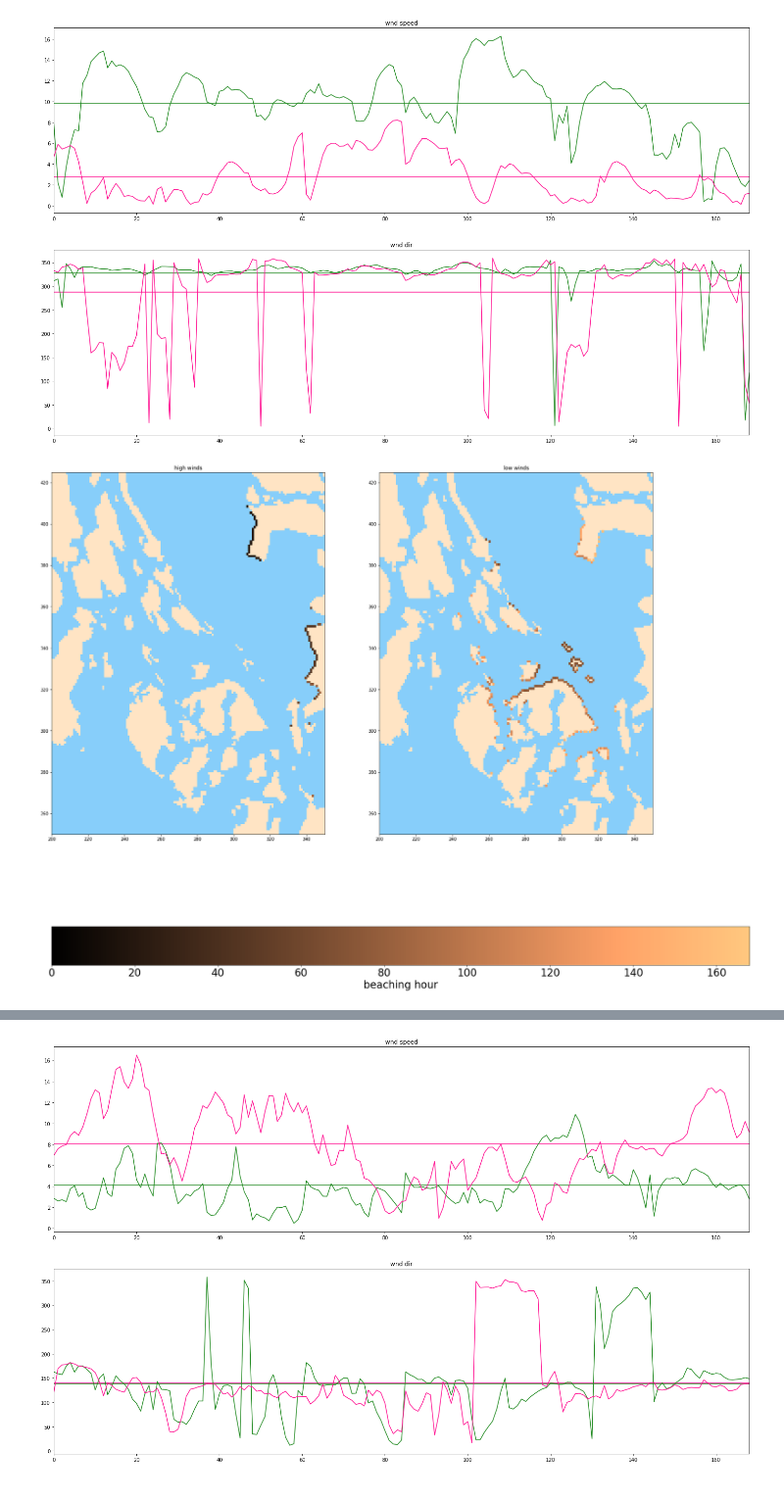
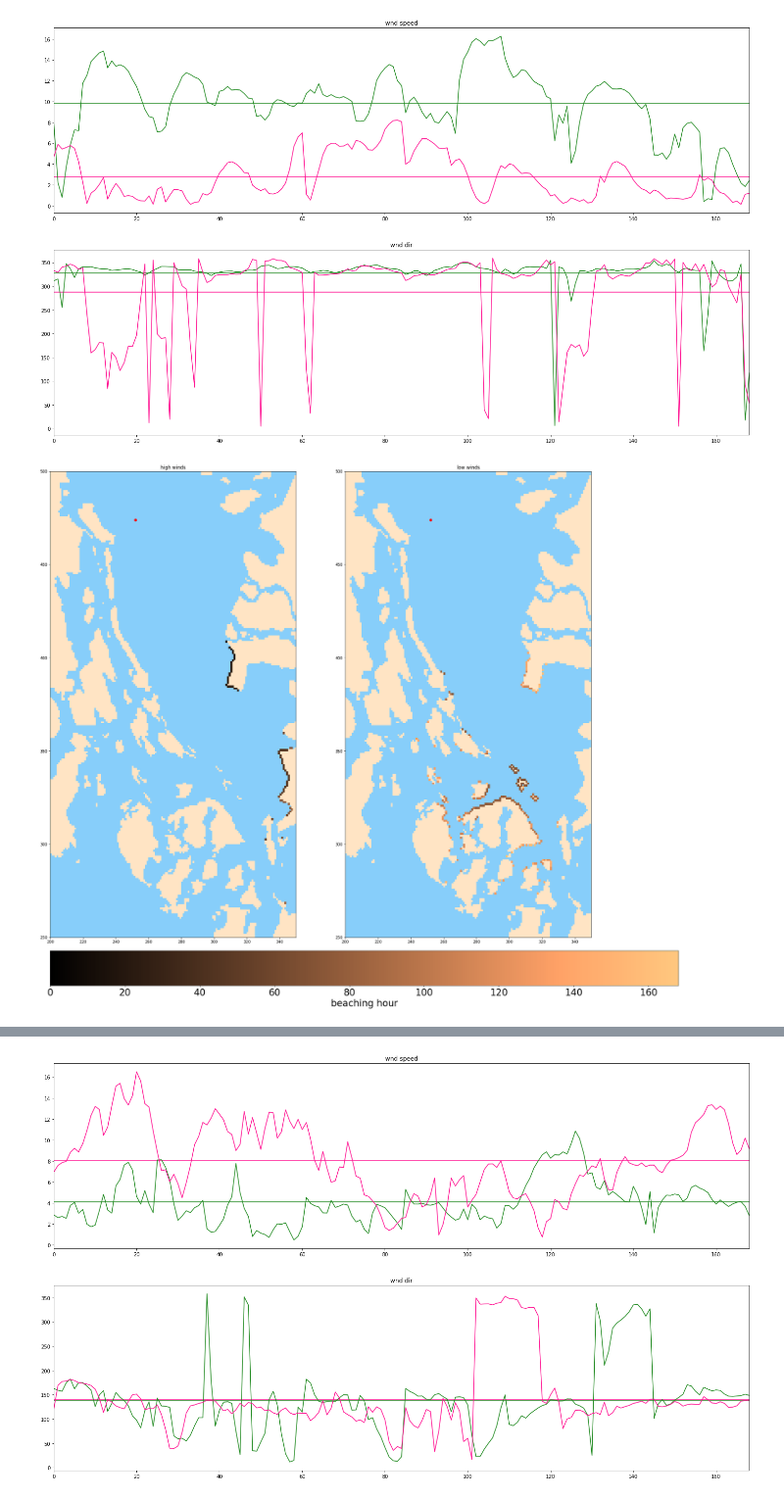
Before and after one commit to SalishSeaCast/analysis-vicky, a Jupyter notebook: notebooks/DiffWindsSameStrat.ipynb, the cells around one changed output, grey strips where cells are left out. Shown at 98% size. Drawn from its saved outputs; the diff is of its cells as text; code cells hidden in the pictures.

```diff
--- a/notebooks/DiffWindsSameStrat.ipynb
+++ b/notebooks/DiffWindsSameStrat.ipynb
@@ -168,24 +168,25 @@ problessthanseven = (f0lessthanseven+f1lessthanseven)/2
 # %%
 fig, ax = plt.subplots(1,2, figsize = (25,25))
 for a in ax:
     a.pcolormesh(bathy.mask[1:-1, 1:-1], cmap = cmap2)
 ax[0].set_title("high winds")
 ax[1].set_title("low winds")
 ax[0].pcolormesh(np.ma.masked_equal(high350['Beaching_Time'][:,:], 0), vmin = 0, vmax = 168, cmap = 'copper')
 mesh = ax[1].pcolormesh(np.ma.masked_equal(low350['Beaching_Time'][:,:], 0), vmin = 0, vmax = 168, cmap = 'copper')
 for a in ax:
+    a.plot(252,474, 'ro')
     viz_tools.set_aspect(a)
     a.set_xlim(200,350)
-    a.set_ylim(250, 425)
+    a.set_ylim(250, 500)
 p0 = ax[0].get_position().get_points().flatten()
 p1 = ax[1].get_position().get_points().flatten()
 
 ax_cbar = fig.add_axes([p0[0], 0.1, p1[2], 0.05])
 cbar = plt.colorbar(mesh, cax=ax_cbar, orientation='horizontal')
 cbar.ax.tick_params(labelsize=24)
 cbar.set_label('beaching hour', fontsize = 24);
 # %% [output]
-[figure, old version]
+[figure, new version]
 # %%
 fig, ax = plt.subplots(1,3, figsize = (20,20))
 
```
Also changed, not shown: parts of 3 cells of this notebook.
